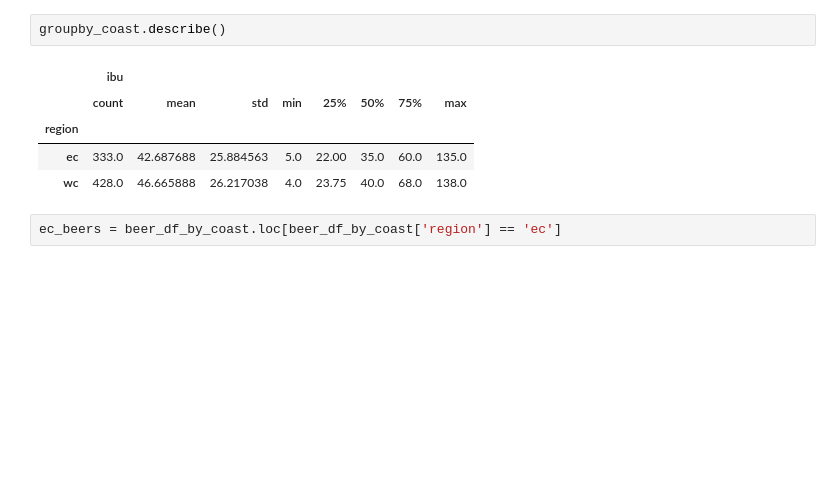
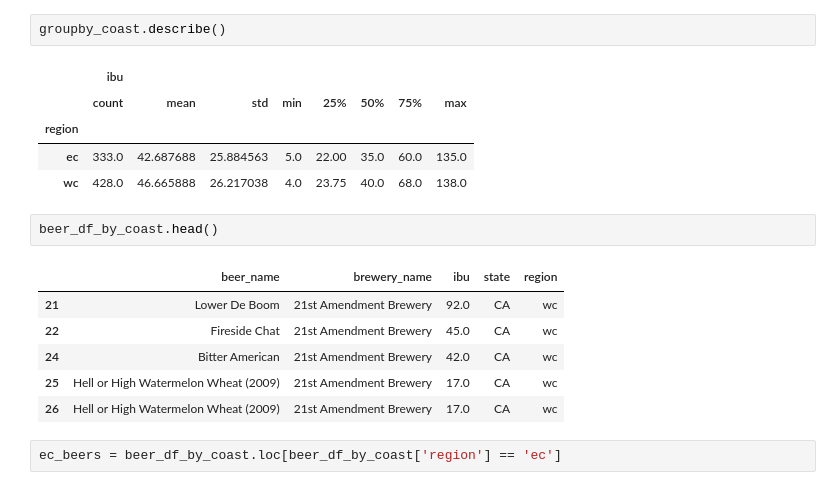
Before and after one commit to josephimathias/Beer-Hypothesis-Testing, a Jupyter notebook: Coastal IBUs.ipynb, the cells around one changed output. Cells and saved outputs as stored; diff of their text form; blank space fills up the shorter version.

```diff
--- a/Coastal IBUs.ipynb
+++ b/Coastal IBUs.ipynb
@@ -18,6 +18,15 @@ groupby_coast.describe()
 | region |  |  |  |  |  |  |  |  |
 | ec | 333.0 | 42.687688 | 25.884563 | 5.0 | 22.00 | 35.0 | 60.0 | 135.0 |
 | wc | 428.0 | 46.665888 | 26.217038 | 4.0 | 23.75 | 40.0 | 68.0 | 138.0 |
+# %%
+beer_df_by_coast.head()
+# %% [output]
+|  | beer_name | brewery_name | ibu | state | region |
+| 21 | Lower De Boom | 21st Amendment Brewery | 92.0 | CA | wc |
+| 22 | Fireside Chat | 21st Amendment Brewery | 45.0 | CA | wc |
+| 24 | Bitter American | 21st Amendment Brewery | 42.0 | CA | wc |
+| 25 | Hell or High Watermelon Wheat (2009) | 21st Amendment Brewery | 17.0 | CA | wc |
+| 26 | Hell or High Watermelon Wheat (2009) | 21st Amendment Brewery | 17.0 | CA | wc |
 # %%
 ec_beers = beer_df_by_coast.loc[beer_df_by_coast['region'] == 'ec']
 # %%
```
Also changed, not shown: parts of 1 cell of this notebook.
